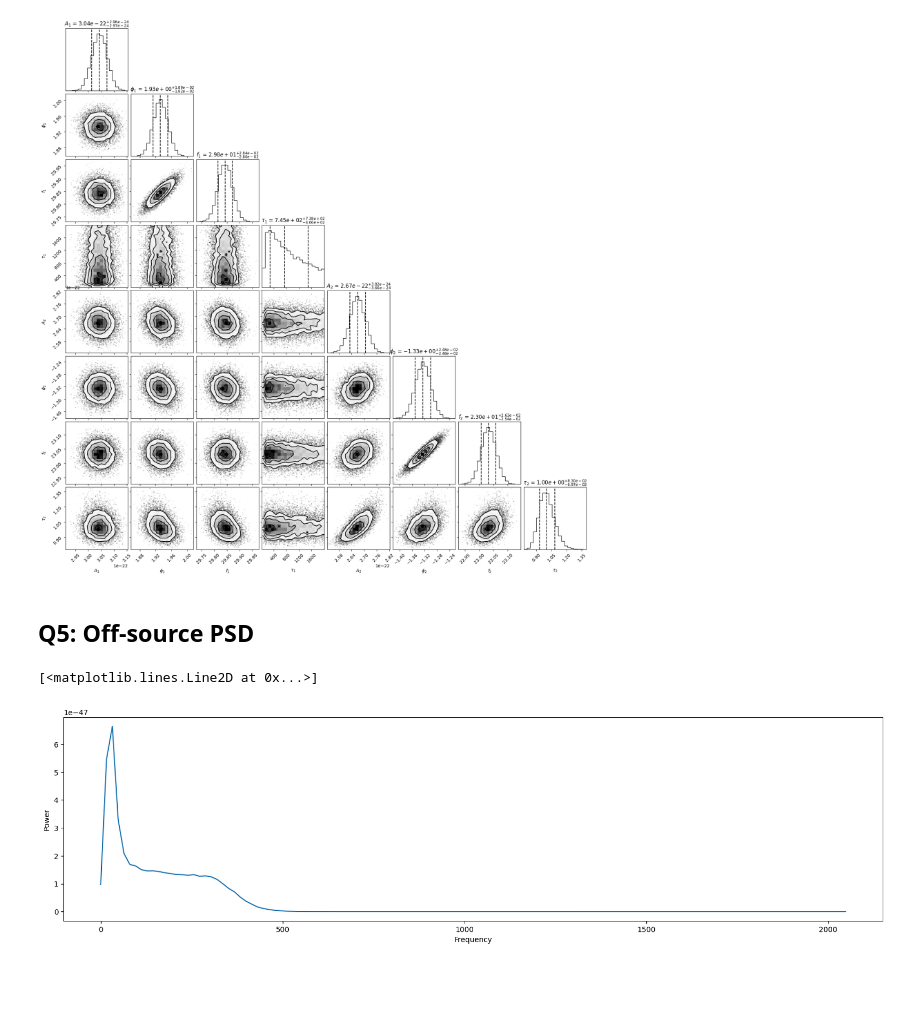
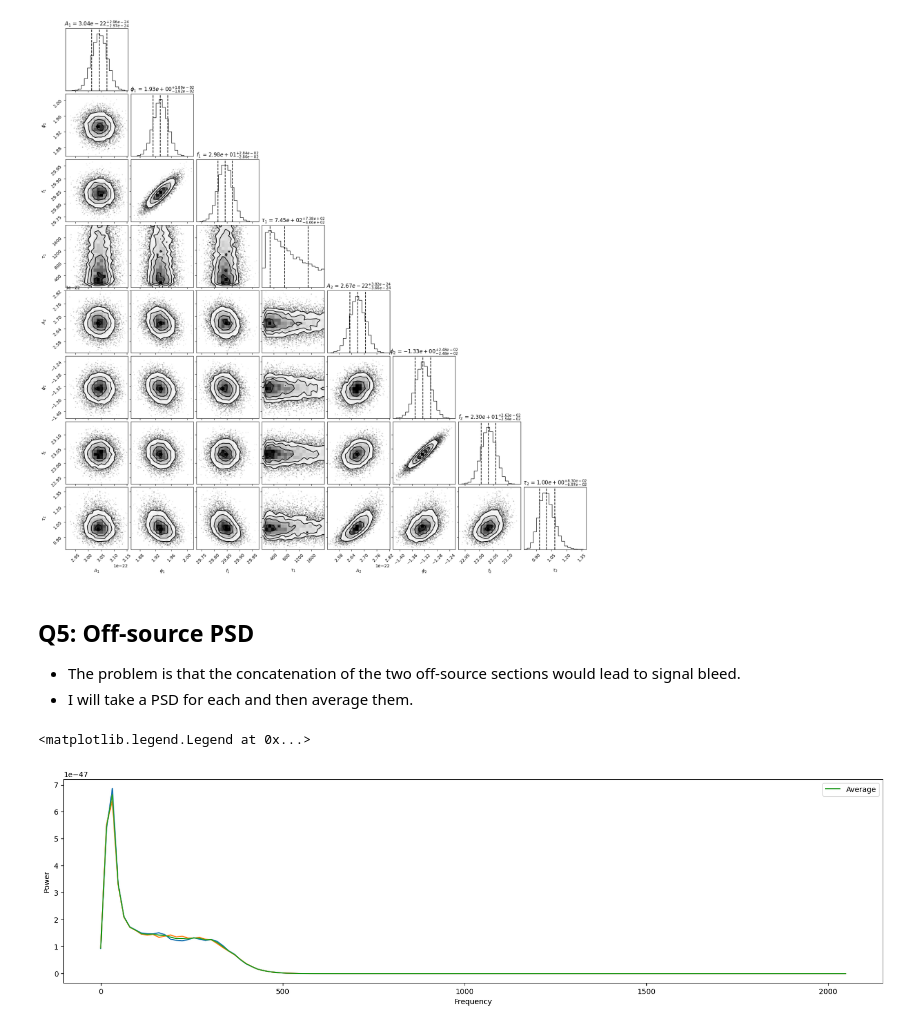
Before and after one commit to JoeyWee1/A5-Gravitational-Waves-QNM-Fitting-CW, a Jupyter notebook: solutions.ipynb, the cells around one changed output. Saved outputs shown, nothing was run; the diff lists cells and outputs as text; code cells hidden in the pictures; blank space fills up the shorter version.

```diff
--- a/solutions.ipynb
+++ b/solutions.ipynb
@@ -159,8 +159,11 @@ off_std = np.std(off_strain)
 t_on = t[(t > on_time_start) & (t < on_time_end)]
 d_on = strain[(t > on_time_start) & (t < on_time_end)]
 
-t_off = t[(t < on_time_start) | (t > on_time_end)]
-d_off = off_strain
+t_off_1 = t[(t < on_time_start)]
+d_off_1 = strain[(t < on_time_start)]
+
+t_off_2 = t[(t > on_time_end)]
+d_off_2 = strain[(t > on_time_end)]
 # %% [markdown]
 ## Q4: Sample parameters
 - Priors:
@@ -350,17 +353,24 @@ fig = corner.corner(
 [figure]
 # %% [markdown]
 ## Q5: Off-source PSD
+- The problem is that the concatenation of the two off-source sections would lead to signal bleed.
+- I will take a PSD for each and then average them.
 # %%
 from scipy.signal import welch
 
 fs = 4096
-f, PSD = welch(d_off, fs=fs, nperseg=256, noverlap=128, window='hann')
+f_1, PSD_1 = welch(d_off_1, fs=fs, nperseg=256, noverlap=128, window='hann')
+f_2, PSD_2 = welch(d_off_2, fs=fs, nperseg=256, noverlap=128, window='hann')
 # f = frequency array, PSD = power spectral density
+PSD = np.mean([PSD_1, PSD_2], axis=0)
 # %%
 fig, ax = plt.subplots(figsize = (20,5))
 ax.set_xlabel("Frequency")
 ax.set_ylabel("Power")
-ax.plot(f, PSD)
+ax.plot(f_1, PSD_1)
+ax.plot(f_2, PSD_2)
+ax.plot(f_1, PSD, label='Average')
+ax.legend()
 # %% [output]
-[<matplotlib.lines.Line2D at 0x...>]
+<matplotlib.legend.Legend at 0x...>
-[figure, old version]
+[figure, new version]
```
